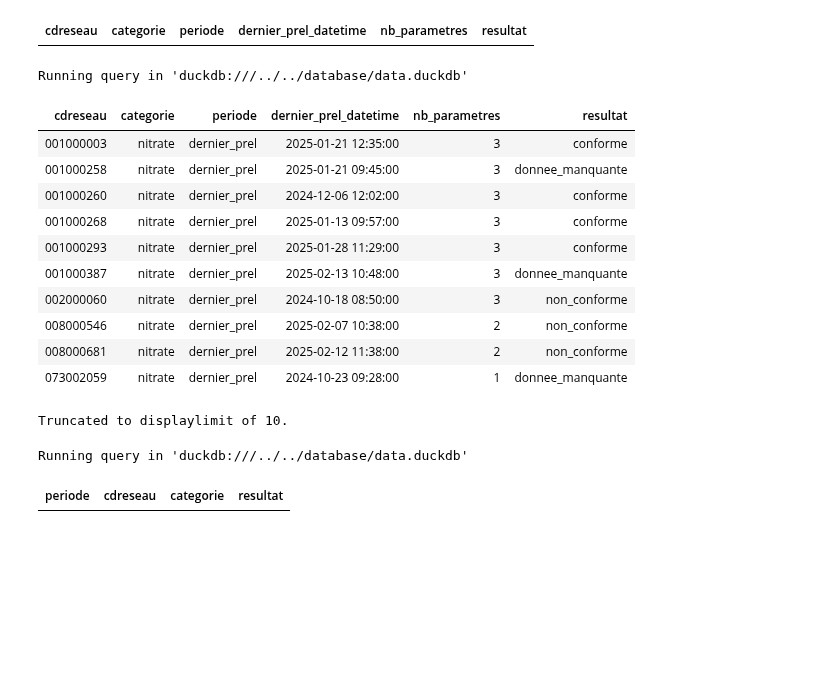
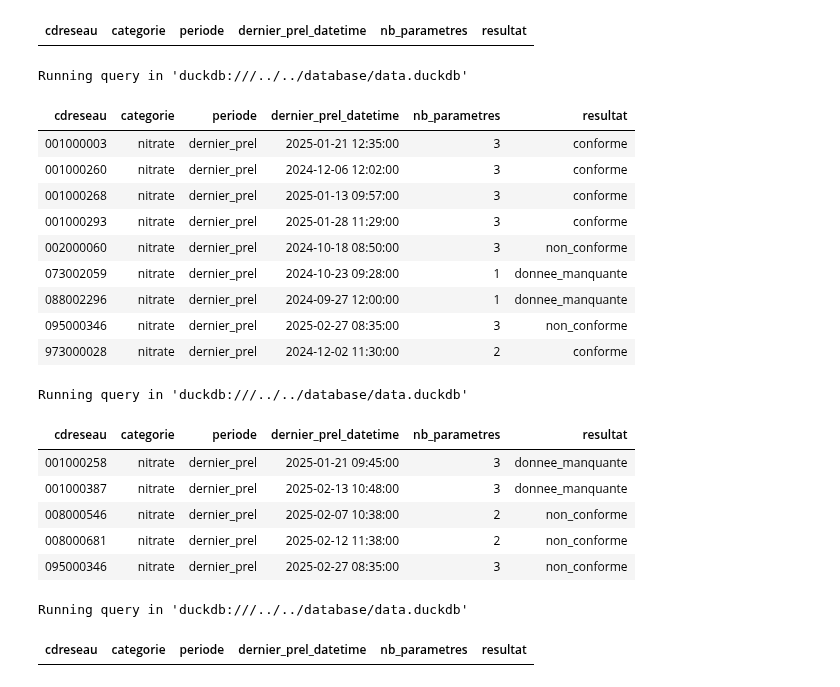
Before and after one commit to dataforgoodfr/13_pollution_eau, a Jupyter notebook: analytics/notebooks/resultats_nitrates.ipynb, the cells around one changed output. Saved outputs shown, nothing was run; the diff lists cells and outputs as text; code cells hidden in the pictures; blank space fills up the shorter version.

```diff
--- a/analytics/notebooks/resultats_nitrates.ipynb
+++ b/analytics/notebooks/resultats_nitrates.ipynb
@@ -860,38 +860,51 @@ Running query in 'duckdb:///../../database/data.duckdb'
  FROM
    int__resultats_nitrites_udi_dernier_dateCheck
 WHERE
-    cdreseau IN( '002000060','095000346','001000003','976003554','088002296','073002059','973000028','001000260','001000268','001000293',
-    '001000258','001000387','008000681','008000546')
+    cdreseau IN( '002000060','095000346','001000003','976003554','088002296','073002059','973000028','001000260','001000268','001000293')
 ORDER BY
     cdreseau
 # %% [output]
 Running query in 'duckdb:///../../database/data.duckdb'
 | cdreseau | categorie | periode | dernier_prel_datetime | nb_parametres | resultat |
 | 001000003 | nitrate | dernier_prel | 2025-01-21 12:35:00 | 3 | conforme |
-| 001000258 | nitrate | dernier_prel | 2025-01-21 09:45:00 | 3 | donnee_manquante |
 | 001000260 | nitrate | dernier_prel | 2024-12-06 12:02:00 | 3 | conforme |
 | 001000268 | nitrate | dernier_prel | 2025-01-13 09:57:00 | 3 | conforme |
 | 001000293 | nitrate | dernier_prel | 2025-01-28 11:29:00 | 3 | conforme |
-| 001000387 | nitrate | dernier_prel | 2025-02-13 10:48:00 | 3 | donnee_manquante |
 | 002000060 | nitrate | dernier_prel | 2024-10-18 08:50:00 | 3 | non_conforme |
-| 008000546 | nitrate | dernier_prel | 2025-02-07 10:38:00 | 2 | non_conforme |
-| 008000681 | nitrate | dernier_prel | 2025-02-12 11:38:00 | 2 | non_conforme |
 | 073002059 | nitrate | dernier_prel | 2024-10-23 09:28:00 | 1 | donnee_manquante |
+| 088002296 | nitrate | dernier_prel | 2024-09-27 12:00:00 | 1 | donnee_manquante |
+| 095000346 | nitrate | dernier_prel | 2025-02-27 08:35:00 | 3 | non_conforme |
+| 973000028 | nitrate | dernier_prel | 2024-12-02 11:30:00 | 2 | conforme |
-Truncated to displaylimit of 10.
+# %%
+%%sql --with int__resultats_nitrites_udi_dernier_dateCheck
+ SELECT
+   *
+ FROM
+   int__resultats_nitrites_udi_dernier_dateCheck
+WHERE
+    cdreseau IN('001000258','001000387','008000681','008000546','095000346')
+ORDER BY
+    cdreseau
+# %% [output]
+Running query in 'duckdb:///../../database/data.duckdb'
+| cdreseau | categorie | periode | dernier_prel_datetime | nb_parametres | resultat |
+| 001000258 | nitrate | dernier_prel | 2025-01-21 09:45:00 | 3 | donnee_manquante |
+| 001000387 | nitrate | dernier_prel | 2025-02-13 10:48:00 | 3 | donnee_manquante |
+| 008000546 | nitrate | dernier_prel | 2025-02-07 10:38:00 | 2 | non_conforme |
+| 008000681 | nitrate | dernier_prel | 2025-02-12 11:38:00 | 2 | non_conforme |
+| 095000346 | nitrate | dernier_prel | 2025-02-27 08:35:00 | 3 | non_conforme |
 # %%
 %%sql --with int__resultats_nitrites_udi_dernier_dateCheck
+-- dernier relevé
 SELECT
-    'dernier relevé' AS periode,
-    cdreseau,
-    categorie,
-    resultat,
+*
 FROM
     int__resultats_nitrites_udi_dernier_dateCheck
 WHERE
     (
         cdreseau = '001000003'
         AND categorie = 'nitrate'
-        AND dernier_prel_datetime = '2024-12-26 09:08:00'
+        AND dernier_prel_datetime = '2025-01-21 12:35:00'
         AND resultat != 'conforme'
     )
     OR
@@ -905,7 +918,7 @@ WHERE
     (
         cdreseau = '001000268'
         AND categorie = 'nitrate'
-        AND dernier_prel_datetime = '2024-11-28 08:25:00'
+        AND dernier_prel_datetime = '2024-12-06 12:02:00'
         AND resultat != 'conforme'
     )
     OR
@@ -921,7 +934,6 @@ WHERE
         AND categorie = 'nitrate'
         AND dernier_prel_datetime = '2024-10-23 09:28:00'
         AND resultat != 'donnee_manquante'
-        AND nb_parametres = 1
     )
     OR
     (
@@ -929,22 +941,20 @@ WHERE
         AND categorie = 'nitrate'
         AND dernier_prel_datetime = '2024-09-27 12:00:00'
         AND resultat != 'donnee_manquante'
-        AND nb_parametres = 1
     )
     OR
     (
         cdreseau = '095000346'
         AND categorie = 'nitrate'
-        AND dernier_prel_datetime = '2024-12-17 08:55:00'
+        AND dernier_prel_datetime = '2025-02-27 08:35:00'
         AND resultat != 'non_conforme'
     )
     OR
     (
         cdreseau = '973000028'
         AND categorie = 'nitrate'
-        AND dernier_prel_datetime = '2024-12-17 08:55:00'
+        AND dernier_prel_datetime = '2024-12-02 11:30:00'
         AND resultat != 'conforme'
-        AND nb_parametres = 2
     )
     OR
     (
@@ -952,15 +962,13 @@ WHERE
         AND categorie = 'nitrate'
         AND dernier_prel_datetime = '2025-01-21 09:45:00'
         AND resultat != 'donnee_manquante'
-        AND nb_parametres = 2
     )
     OR
     (
         cdreseau = '001000387'
         AND categorie = 'nitrate'
         AND dernier_prel_datetime = '2025-02-13 10:48:00'
-        AND resultat != 'conforme'
-        AND nb_parametres = 2
+        AND resultat != 'donnee_manquante'
     )
     OR
     (
@@ -968,7 +976,6 @@ WHERE
         AND categorie = 'nitrate'
         AND dernier_prel_datetime = '2025-02-12 11:38:00'
         AND resultat != 'non_conforme'
-        AND nb_parametres = 2
     )
     OR
     (
@@ -976,8 +983,7 @@ WHERE
         AND categorie = 'nitrate'
         AND dernier_prel_datetime = '2025-02-07 10:38:00'
         AND resultat != 'non_conforme'
-        AND nb_parametres = 2
     )
 # %% [output]
 Running query in 'duckdb:///../../database/data.duckdb'
-| periode | cdreseau | categorie | resultat |
+| cdreseau | categorie | periode | dernier_prel_datetime | nb_parametres | resultat |
```
Also changed, not shown: parts of 5 cells of this notebook, 1 other file.
